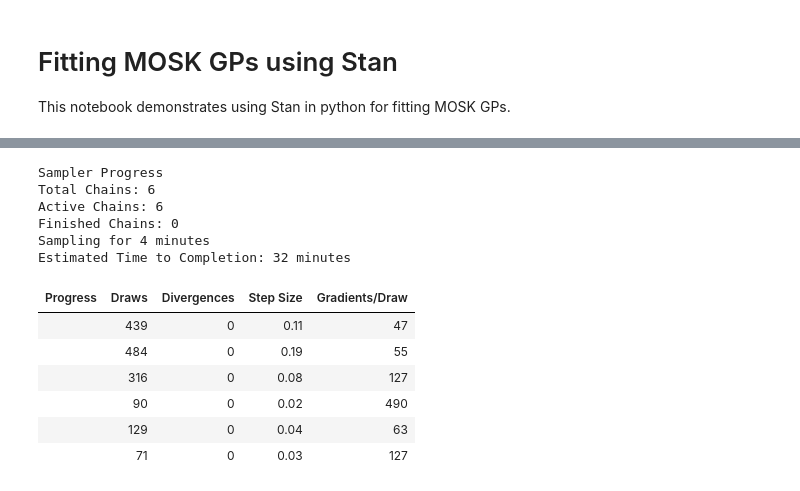
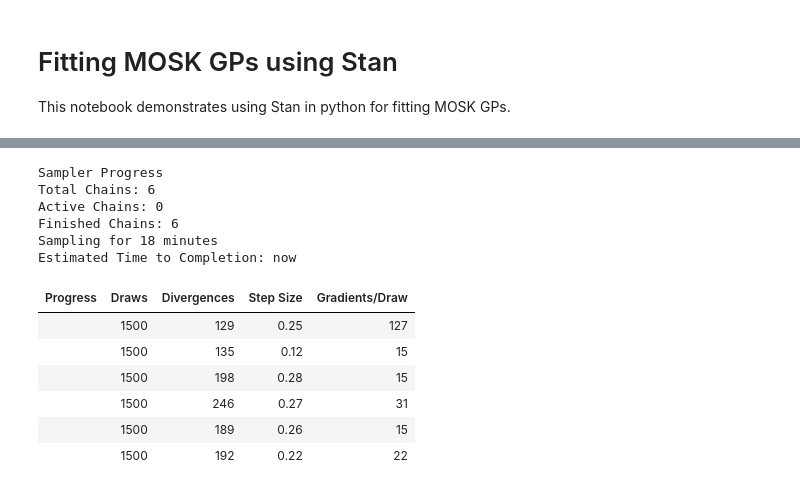
Before and after one commit to shihchingfu/mogptk-examples, a Jupyter notebook: D2-Q1-moskgp.ipynb, the cells around one changed output, grey strips where cells are left out. Saved outputs shown, nothing was run; the diff lists cells and outputs as text; code cells hidden in the pictures.

```diff
--- a/D2-Q1-moskgp.ipynb
+++ b/D2-Q1-moskgp.ipynb
@@ -52,24 +52,23 @@ compiled_model_with_data = compiled_model.with_data(
 # %%
 trace = nutpie.sample(
     compiled_model=compiled_model_with_data,
     draws=1000,
-    tune=1000,
+    tune=500,
     chains=6,
     cores=6,
-    seed=0,
     progress_rate=1000
 )
 # %% [output]
 Sampler Progress
 Total Chains: 6
-Active Chains: 6
-Finished Chains: 0
-Sampling for 4 minutes
-Estimated Time to Completion: 32 minutes
+Active Chains: 0
+Finished Chains: 6
+Sampling for 18 minutes
+Estimated Time to Completion: now
 | Progress | Draws | Divergences | Step Size | Gradients/Draw |
-|  | 439 | 0 | 0.11 | 47 |
-|  | 484 | 0 | 0.19 | 55 |
-|  | 316 | 0 | 0.08 | 127 |
-|  | 90 | 0 | 0.02 | 490 |
-|  | 129 | 0 | 0.04 | 63 |
-|  | 71 | 0 | 0.03 | 127 |
+|  | 1500 | 129 | 0.25 | 127 |
+|  | 1500 | 135 | 0.12 | 15 |
+|  | 1500 | 198 | 0.28 | 15 |
+|  | 1500 | 246 | 0.27 | 31 |
+|  | 1500 | 189 | 0.26 | 15 |
+|  | 1500 | 192 | 0.22 | 22 |
```
Also changed, not shown: parts of 10 cells of this notebook, 3 other files.
